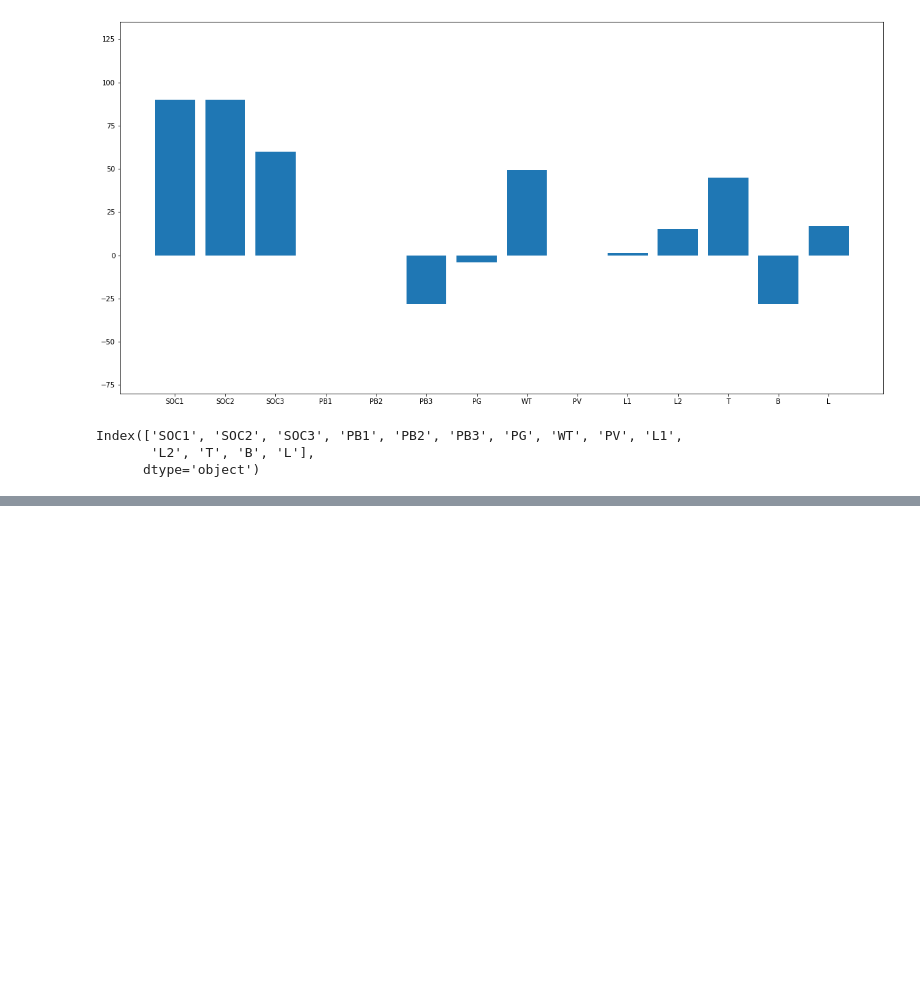
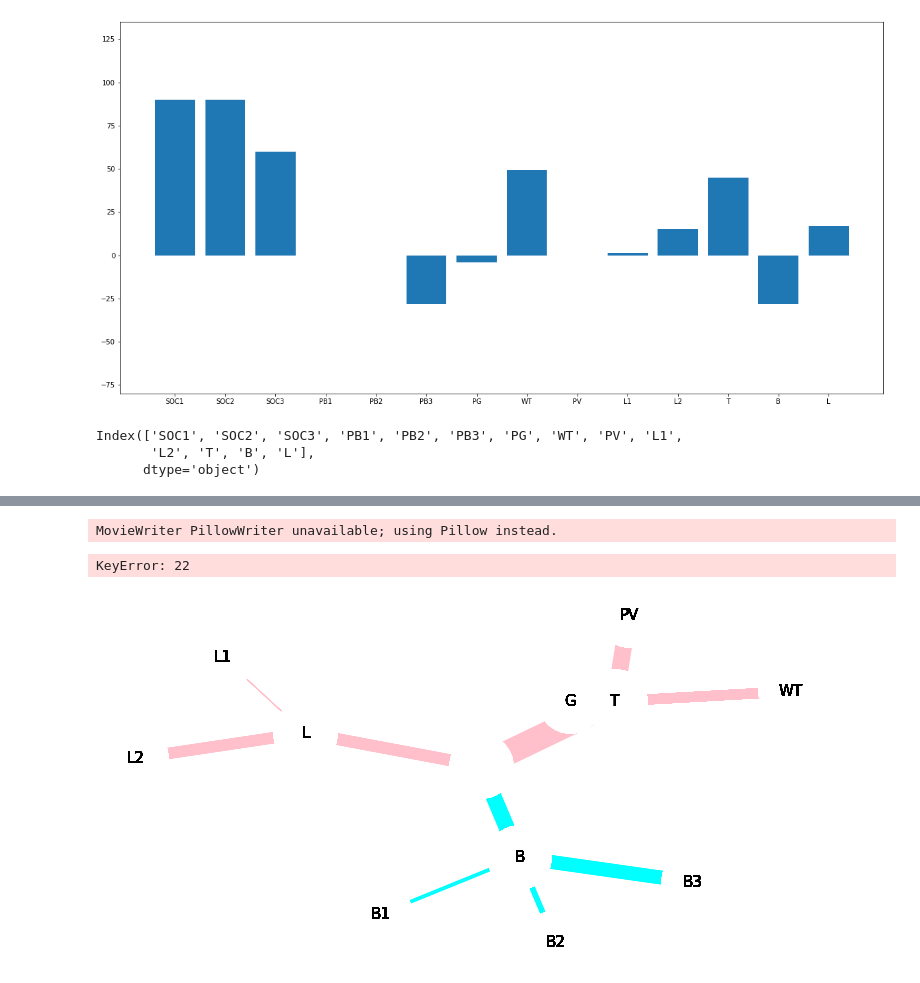
Before and after one commit to theodorhusefest/microgrid-mpc, a Jupyter notebook: src/vis_test.ipynb, the cells around one changed output, grey strips where cells are left out. Cells and saved outputs as stored; diff of their text form; code cells hidden in the pictures; blank space fills up the shorter version.

```diff
--- a/src/vis_test.ipynb
+++ b/src/vis_test.ipynb
@@ -98,0 +105,16 @@ KeyError: 'name'
+# %%
+animate_df = df.iloc[::6].reset_index(drop=True)
+
+def animate_graph(i):
+    datapoint = animate_df.loc[i][3:]
+    g.update_edges(datapoint)
+    g.draw()
+
+fig = plt.figure(figsize = (10, 5))
+animate = ani.FuncAnimation(fig, animate_graph, frames = 23)
+animate.save("./test.gif", writer='PillowWriter', fps=2)
+plt.show()
+# %% [output]
+MovieWriter PillowWriter unavailable; using Pillow instead.
+KeyError: 22
+[figure, added]
```
Also changed, not shown: parts of 4 cells of this notebook, 1 other file.
